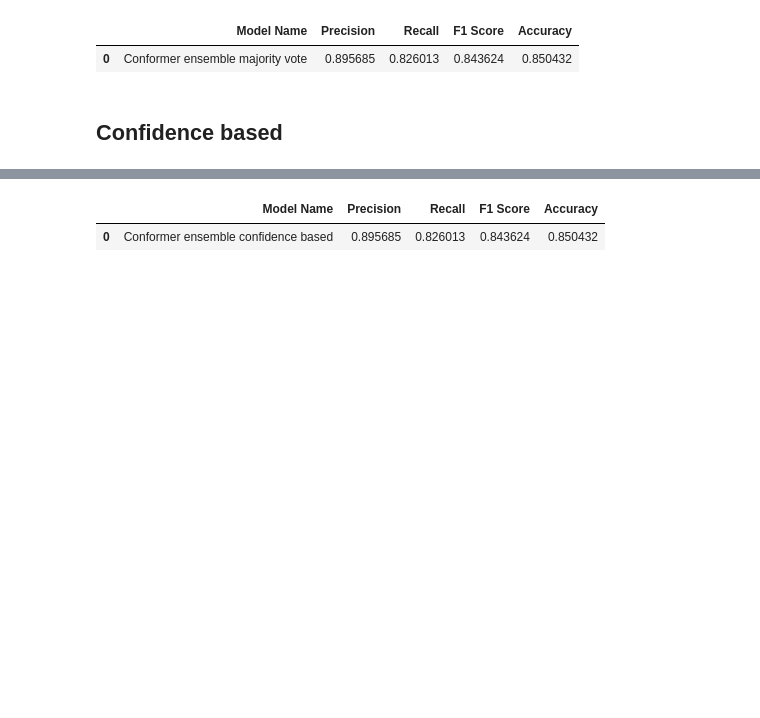
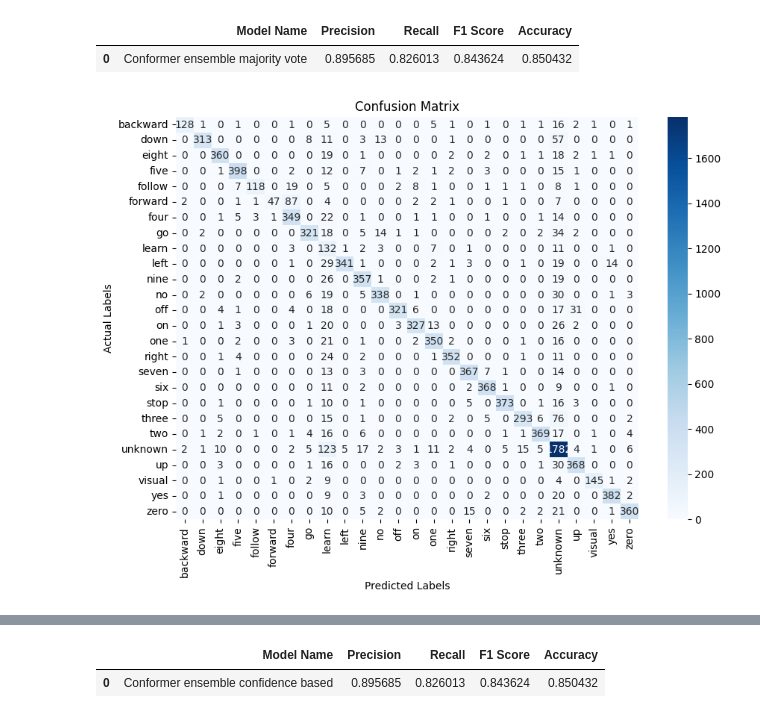
Before and after one commit to theMaren/HDA-KWS-Project, a Jupyter notebook: Conformer_ensemble_model.ipynb, the cells around one changed output, grey strips where cells are left out. Drawn from its saved outputs; the diff is of its cells as text; code cells hidden in the pictures; blank space fills up the shorter version.

```diff
--- a/Conformer_ensemble_model.ipynb
+++ b/Conformer_ensemble_model.ipynb
@@ -473,25 +457,6 @@ model3.save('Models/ensembel_model3', save_format='tf')
 model1 = tf.keras.models.load_model('Models/ensembel_model1')
 model2 = tf.keras.models.load_model('Models/ensembel_model2')
 model3 = tf.keras.models.load_model('Models/ensembel_model3')
-# %%
-#in case models already exist load the models
-
-#for laoding the self created conformer components
-custom_objects = {
-    'ConformerBlock': ConformerBlock,
-    'FeedForwardModule': FeedForwardModule,
-    'RelativePositionMultiHeadAttention': RelativePositionMultiHeadAttention,
-    'ConvolutionalModule1D': ConvolutionalModule1D,
-}
-
-model_path = 'Models/ensembel_model1.keras'
-model1 = tf.keras.models.load_model(model_path, custom_objects=custom_objects)
-
-model_path = 'Models/ensembel_model2.keras'
-model2 = tf.keras.models.load_model(model_path, custom_objects=custom_objects)
-
-model_path = 'Models/ensembel_model3.keras'
-model3 = tf.keras.models.load_model(model_path, custom_objects=custom_objects)
 # %% [markdown]
 # Evaluation
 
@@ -499,3 +487,27 @@ There are various methods for integrating models into an ensemble; we plan to ex
+# %%
+def numeric_to_string_labels(vocabulary, numeric_labels):
+    return np.array(vocabulary)[numeric_labels]
+
+#confusion matrix for the ensemble predictions
+def plot_confusion_matrix(true_labels, predicted_classes,label_lookup):
+
+    #predicted_classes = tf.argmax(y_pred_logits, axis=1)
+
+    vocabulary = label_lookup.get_vocabulary()
+    true_labels_strings = numeric_to_string_labels(vocabulary, true_labels)
+    predicted_classes_strings = numeric_to_string_labels(vocabulary, predicted_classes)
+
+    unique_labels_strings = np.unique(np.concatenate([true_labels_strings, predicted_classes_strings]))
+
+    conf_matrix = confusion_matrix(true_labels_strings, predicted_classes_strings, labels=unique_labels_strings)
+
+    plt.figure(figsize=(10, 7))
+    sns.heatmap(conf_matrix, annot=True, fmt='d', cmap='Blues', xticklabels=unique_labels_strings,
+                yticklabels=unique_labels_strings)
+    plt.title('Confusion Matrix')
+    plt.ylabel('Actual Labels')
+    plt.xlabel('Predicted Labels')
+    plt.show()
 # %%
 #create test dataset
 test_df = preprocessing_tf.get_file_list(os.path.join(DATASET_SPLIT_PATH,"test"))
@@ -588,5 +576,7 @@ metrics_df_ensemble_maj.head()
 # %% [output]
 |  | Model Name | Precision | Recall | F1 Score | Accuracy |
 | 0 | Conformer ensemble majority vote | 0.895685 | 0.826013 | 0.843624 | 0.850432 |
-# %% [markdown]
-## Confidence based
+# %%
+plot_confusion_matrix(true_labels,majority_vote_labels,label_lookup)
+# %% [output]
+[figure, added]
```
Also changed, not shown: parts of 25 cells of this notebook.
